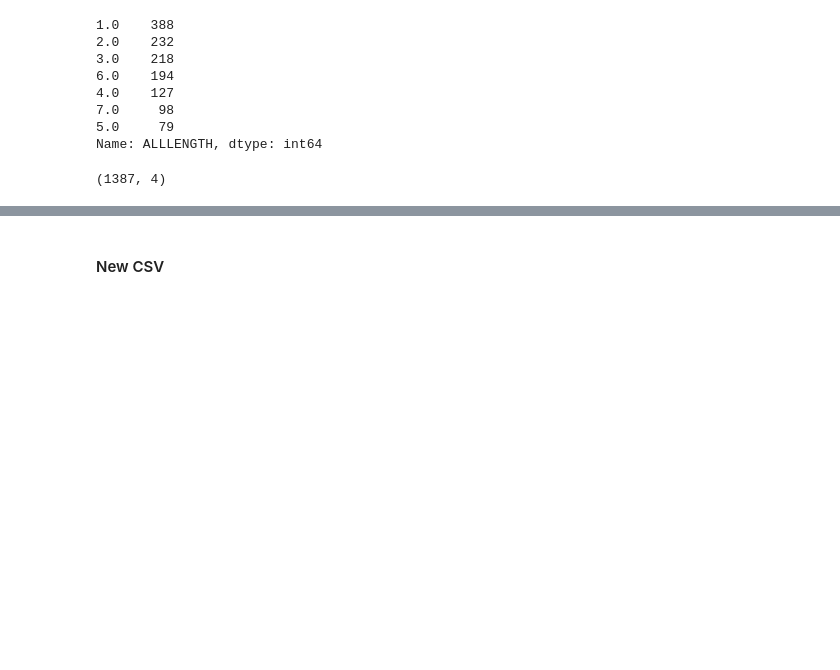
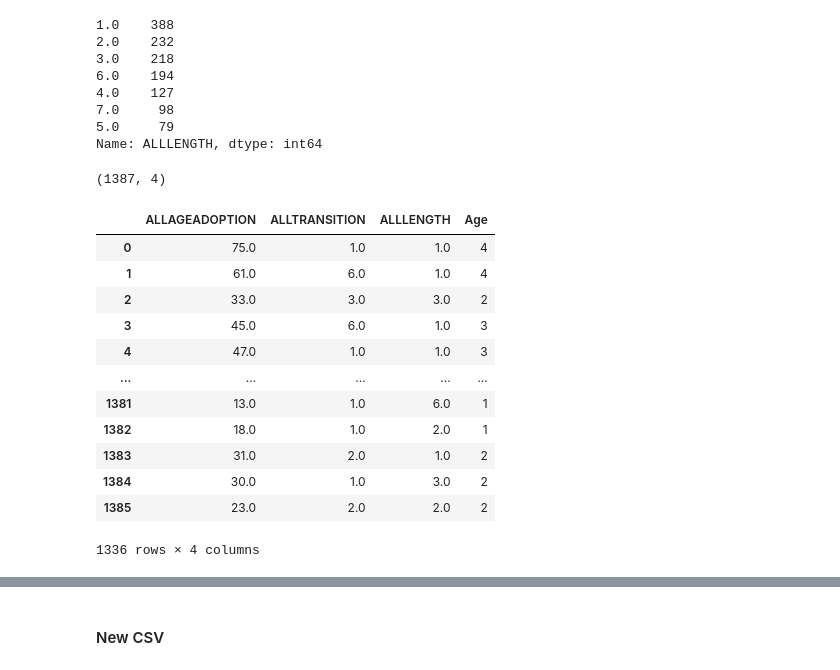
Before and after one commit to krips2398/vegan-planet, a Jupyter notebook: data_transformation/data_transformation_3.ipynb, the cells around one changed output, grey strips where cells are left out. Saved outputs shown, nothing was run; the diff lists cells and outputs as text; code cells hidden in the pictures; blank space fills up the shorter version.

```diff
--- a/data_transformation/data_transformation_3.ipynb
+++ b/data_transformation/data_transformation_3.ipynb
@@ -624,0 +658,16 @@ df_categorical.shape
+# %%
+df_categorical
+# %% [output]
+|  | ALLAGEADOPTION | ALLTRANSITION | ALLLENGTH | Age |
+| 0 | 75.0 | 1.0 | 1.0 | 4 |
+| 1 | 61.0 | 6.0 | 1.0 | 4 |
+| 2 | 33.0 | 3.0 | 3.0 | 2 |
+| 3 | 45.0 | 6.0 | 1.0 | 3 |
+| 4 | 47.0 | 1.0 | 1.0 | 3 |
+| ... | ... | ... | ... | ... |
+| 1381 | 13.0 | 1.0 | 6.0 | 1 |
+| 1382 | 18.0 | 1.0 | 2.0 | 1 |
+| 1383 | 31.0 | 2.0 | 1.0 | 2 |
+| 1384 | 30.0 | 1.0 | 3.0 | 2 |
+| 1385 | 23.0 | 2.0 | 2.0 | 2 |
+1336 rows × 4 columns
```
Also changed, not shown: parts of 9 cells of this notebook, 19 other files.
